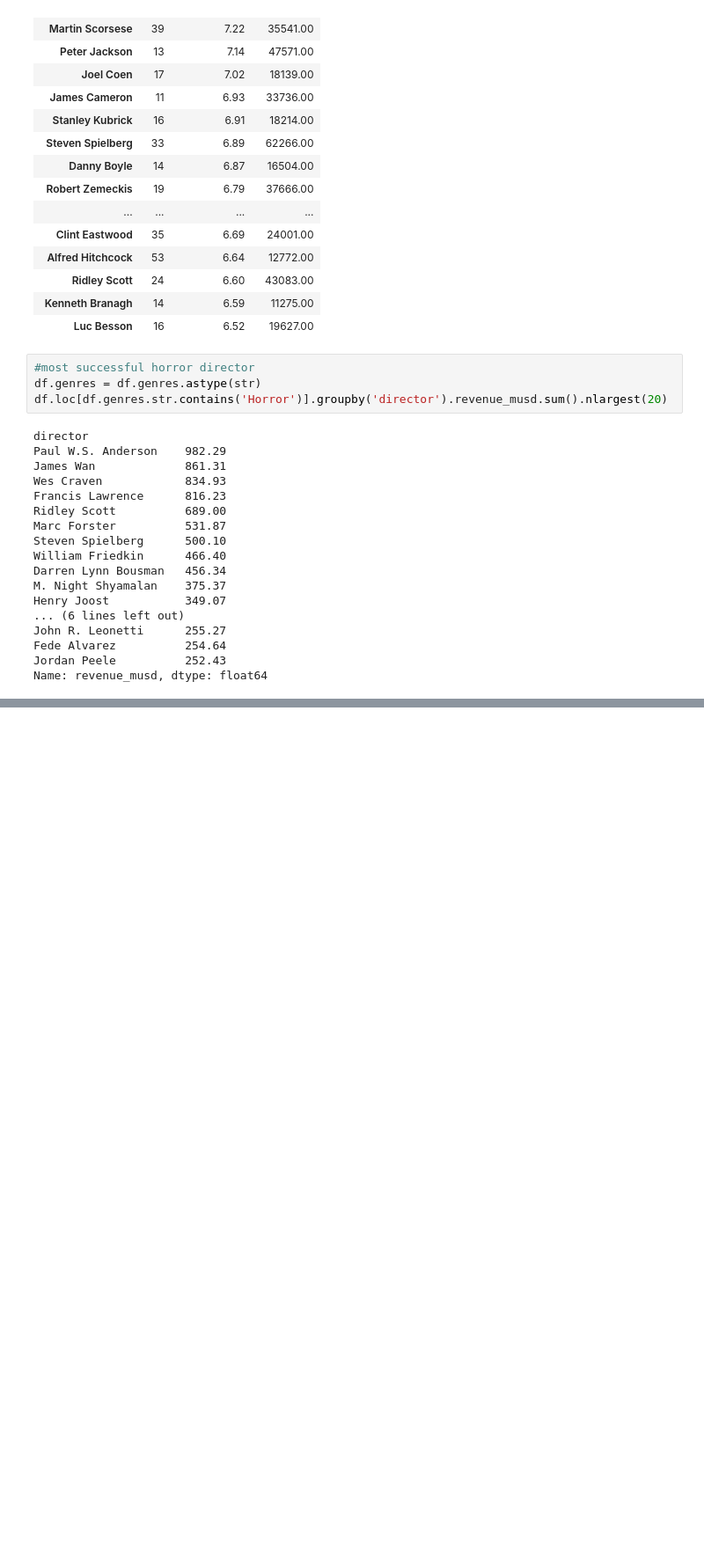
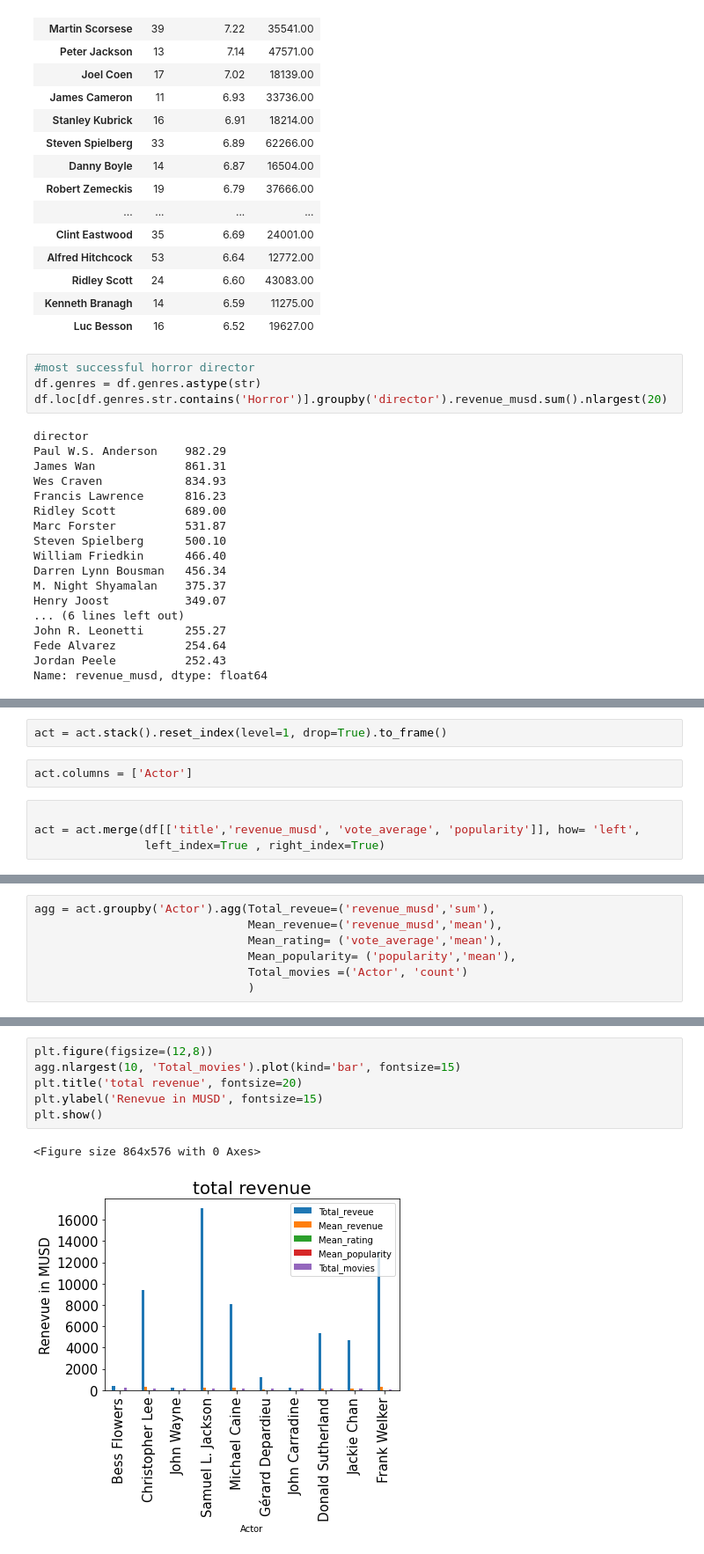
Before and after one commit to mahesh-ml/MLBasics, a Jupyter notebook: movies_review_pandas.ipynb, the cells around one changed output, grey strips where cells are left out. Shown at 88% size. Saved outputs shown, nothing was run; the diff lists cells and outputs as text; blank space fills up the shorter version.

Commit message:
Movie review pandas

```diff
--- a/movies_review_pandas.ipynb
+++ b/movies_review_pandas.ipynb
@@ -763,0 +797,8 @@ Name: revenue_musd, dtype: float64
+# %%
+act = act.stack().reset_index(level=1, drop=True).to_frame()
+# %%
+act.columns = ['Actor']
+# %%
+
+act = act.merge(df[['title','revenue_musd', 'vote_average', 'popularity']], how= 'left',
+                left_index=True , right_index=True)
@@ -763,0 +827,7 @@ Name: revenue_musd, dtype: float64
+# %%
+agg = act.groupby('Actor').agg(Total_reveue=('revenue_musd','sum'),
+                               Mean_revenue=('revenue_musd','mean'),
+                               Mean_rating= ('vote_average','mean'),
+                               Mean_popularity= ('popularity','mean'),
+                               Total_movies =('Actor', 'count')
+                               )
@@ -763,0 +849,9 @@ Name: revenue_musd, dtype: float64
+# %%
+plt.figure(figsize=(12,8))
+agg.nlargest(10, 'Total_movies').plot(kind='bar', fontsize=15)
+plt.title('total revenue', fontsize=20)
+plt.ylabel('Renevue in MUSD', fontsize=15)
+plt.show()
+# %% [output]
+<Figure size 864x576 with 0 Axes>
+[figure, added]
```
Also changed, not shown: parts of 9 cells of this notebook.
